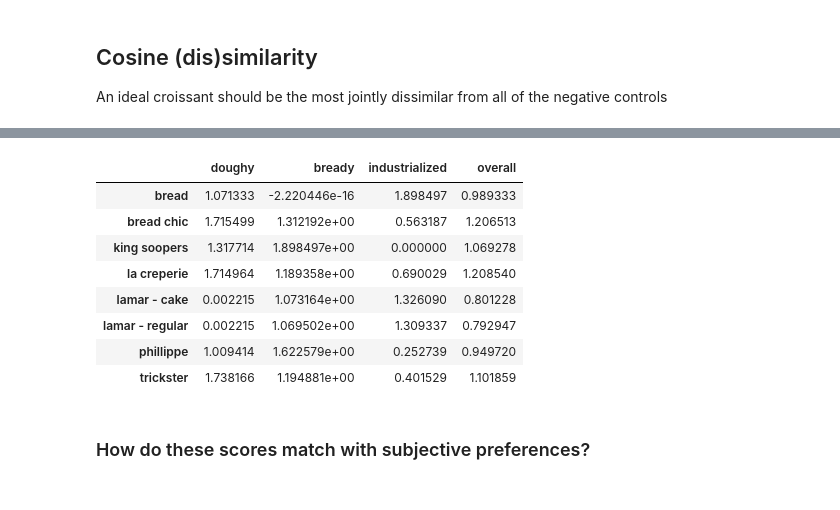
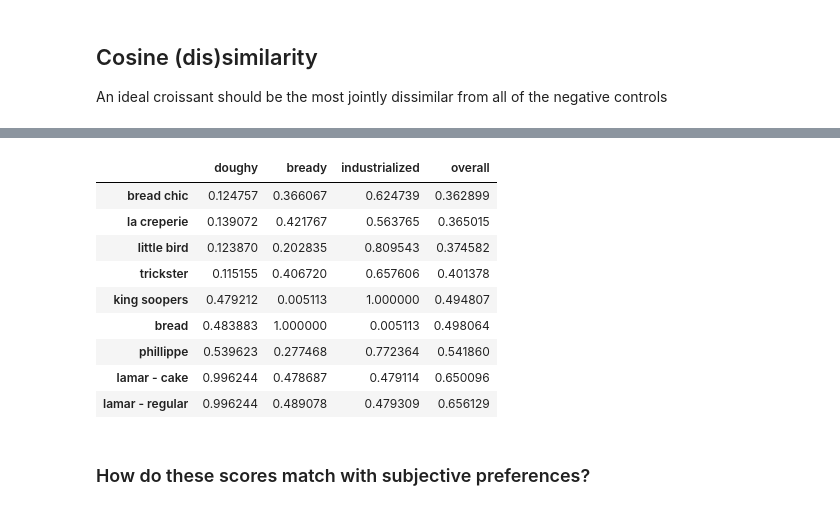
Before and after one commit to Jorsorokin/pytiserie, a Jupyter notebook: analysis/2026_analysis.ipynb, the cells around one changed output, grey strips where cells are left out. Cells and saved outputs as stored; diff of their text form; code cells hidden in the pictures.

Commit message:
Littlebird (#9)
* add littlebird raw assets

* update dataset with littlebird

* update analysis with littlebird

---------

Co-authored-by: Jordan Sorokin <jordansorokin@Jordans-Mac-mini.local>

```diff
--- a/analysis/2026_analysis.ipynb
+++ b/analysis/2026_analysis.ipynb
@@ -238,7 +244,8 @@ fname2bakery = {
     "lamar_regular": "lamar - regular",
     "phillippe": "phillippe",
     "bread_chic": "bread chic",
-    "trickster": "trickster"
+    "trickster": "trickster",
+    "littlebird": "little bird"
 }
 
 audio_path = Path().resolve().parent / "assets" / "audio" / "2026"
@@ -374,8 +384,8 @@ control_conditions = {
 results = np.zeros((len(bakeries), len(control_conditions)))
 
 for i, (condition, controls) in enumerate(control_conditions.items()):
-    dissimilarity = 1 - similarity_df.loc[:, controls].mean(axis=1)
-    results[:, i] = dissimilarity
+    similarity = 1 - (1 - similarity_df.loc[:, controls].mean(axis=1)) / 2
+    results[:, i] = similarity
 
 results = pd.DataFrame(results, index=similarity_df.index, columns=control_conditions.keys())
 # %%
@@ -394,17 +404,18 @@ alt.Chart(
 # %% [output]
 [interactive output not drawn]
 # %%
-results
+results.sort_values(by=['overall'], ascending=True)
 # %% [output]
 |  | doughy | bready | industrialized | overall |
-| bread | 1.071333 | -2.220446e-16 | 1.898497 | 0.989333 |
-| bread chic | 1.715499 | 1.312192e+00 | 0.563187 | 1.206513 |
-| king soopers | 1.317714 | 1.898497e+00 | 0.000000 | 1.069278 |
-| la creperie | 1.714964 | 1.189358e+00 | 0.690029 | 1.208540 |
-| lamar - cake | 0.002215 | 1.073164e+00 | 1.326090 | 0.801228 |
-| lamar - regular | 0.002215 | 1.069502e+00 | 1.309337 | 0.792947 |
-| phillippe | 1.009414 | 1.622579e+00 | 0.252739 | 0.949720 |
-| trickster | 1.738166 | 1.194881e+00 | 0.401529 | 1.101859 |
+| bread chic | 0.124757 | 0.366067 | 0.624739 | 0.362899 |
+| la creperie | 0.139072 | 0.421767 | 0.563765 | 0.365015 |
+| little bird | 0.123870 | 0.202835 | 0.809543 | 0.374582 |
+| trickster | 0.115155 | 0.406720 | 0.657606 | 0.401378 |
+| king soopers | 0.479212 | 0.005113 | 1.000000 | 0.494807 |
+| bread | 0.483883 | 1.000000 | 0.005113 | 0.498064 |
+| phillippe | 0.539623 | 0.277468 | 0.772364 | 0.541860 |
+| lamar - cake | 0.996244 | 0.478687 | 0.479114 | 0.650096 |
+| lamar - regular | 0.996244 | 0.489078 | 0.479309 | 0.656129 |
 # %% [markdown]
 ### How do these scores match with subjective preferences?
 # %%
```
Also changed, not shown: parts of 17 cells of this notebook, 5 other files.
